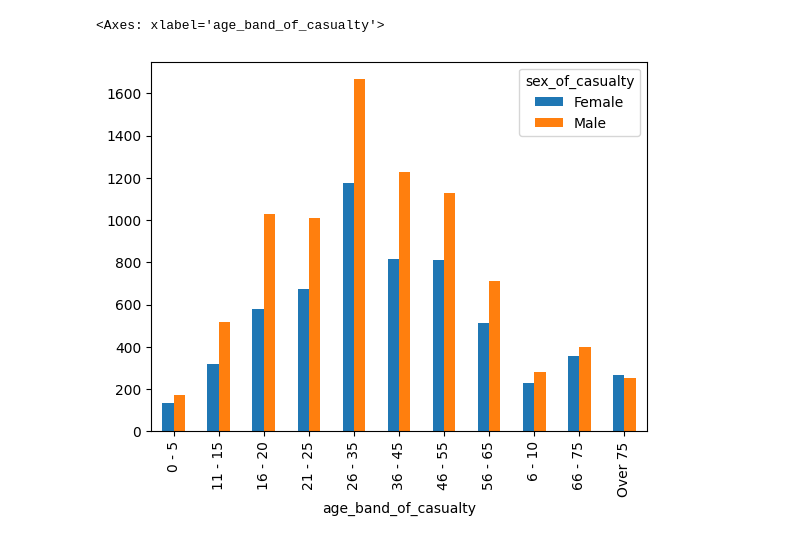
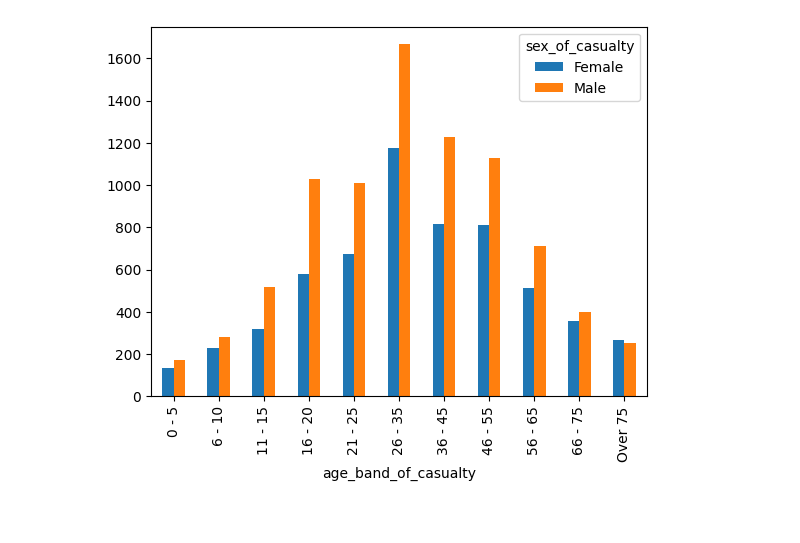
Before and after one commit to EJCassella/DfT_data_project, a Jupyter notebook: DfT data EDA.ipynb, the cells around one changed output. Drawn from its saved outputs; the diff is of its cells as text; code cells hidden in the pictures.

```diff
--- a/DfT data EDA.ipynb
+++ b/DfT data EDA.ipynb
@@ -9,6 +18,5 @@ data = data.copy()
 # %%
-sorter = ['0 - 5', '6 - 10', '11 - 15', '16 - 20', '21 - 25', '26 - 35', '36 - 45', '46 - 55', '56 - 65', '66 - 75', 'Over 75']
-data.groupby(['age_band_of_casualty', 'sex_of_casualty']).size().unstack().plot(kind='bar')
+sorter = {'0 - 5': 0, '6 - 10': 1, '11 - 15': 2, '16 - 20': 3, '21 - 25': 4, '26 - 35': 5, '36 - 45': 6, '46 - 55': 7, '56 - 65': 8, '66 - 75': 9, 'Over 75': 10}
+grouped_data = data.groupby(['age_band_of_casualty', 'sex_of_casualty']).size().unstack().sort_values(by='age_band_of_casualty', key=lambda x: x.map(sorter)).plot(kind='bar')
 # %% [output]
-<Axes: xlabel='age_band_of_casualty'>
-[figure, old version]
+[figure, new version]
```
Also changed, not shown: parts of 4 cells of this notebook.
